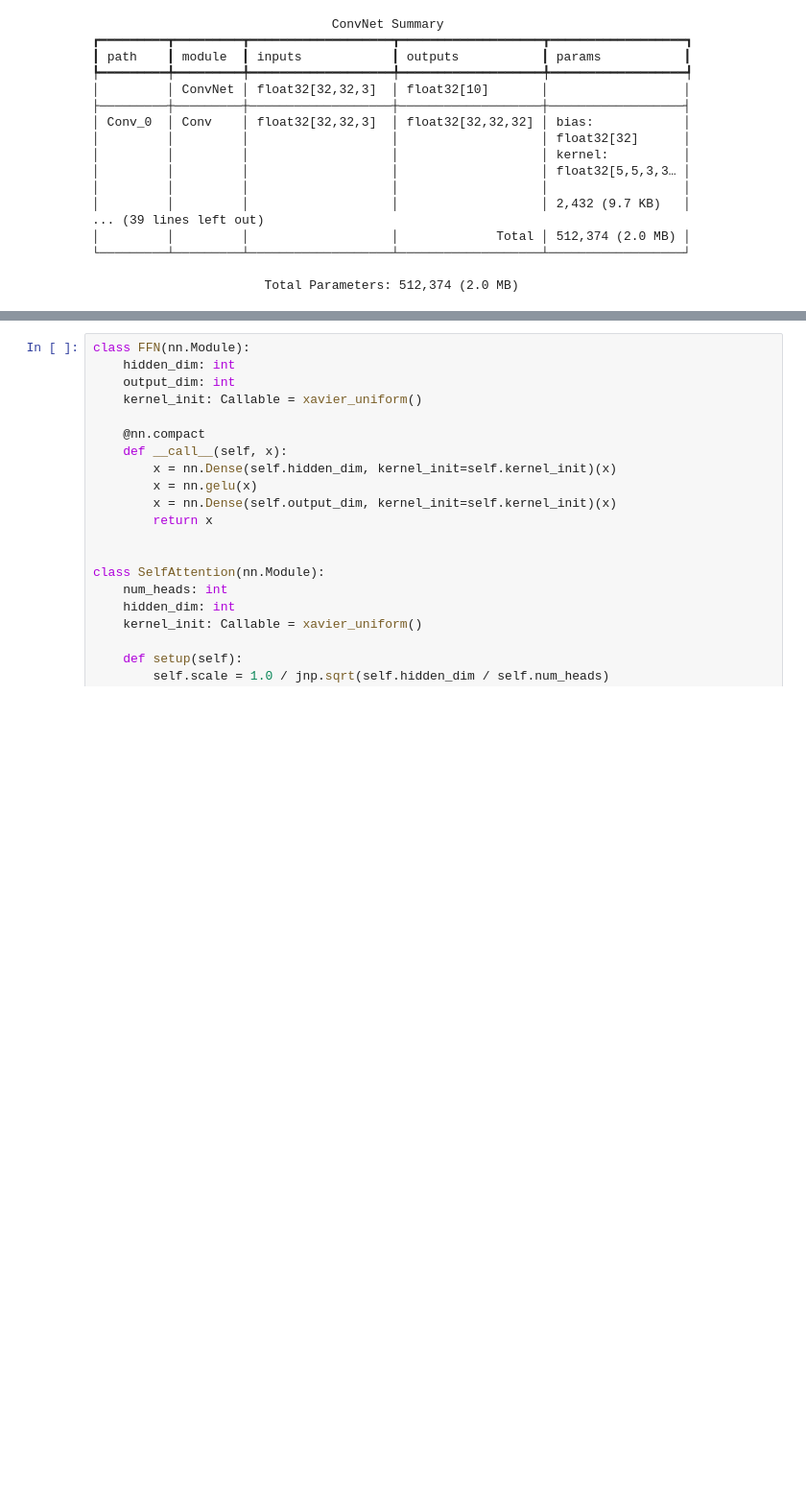
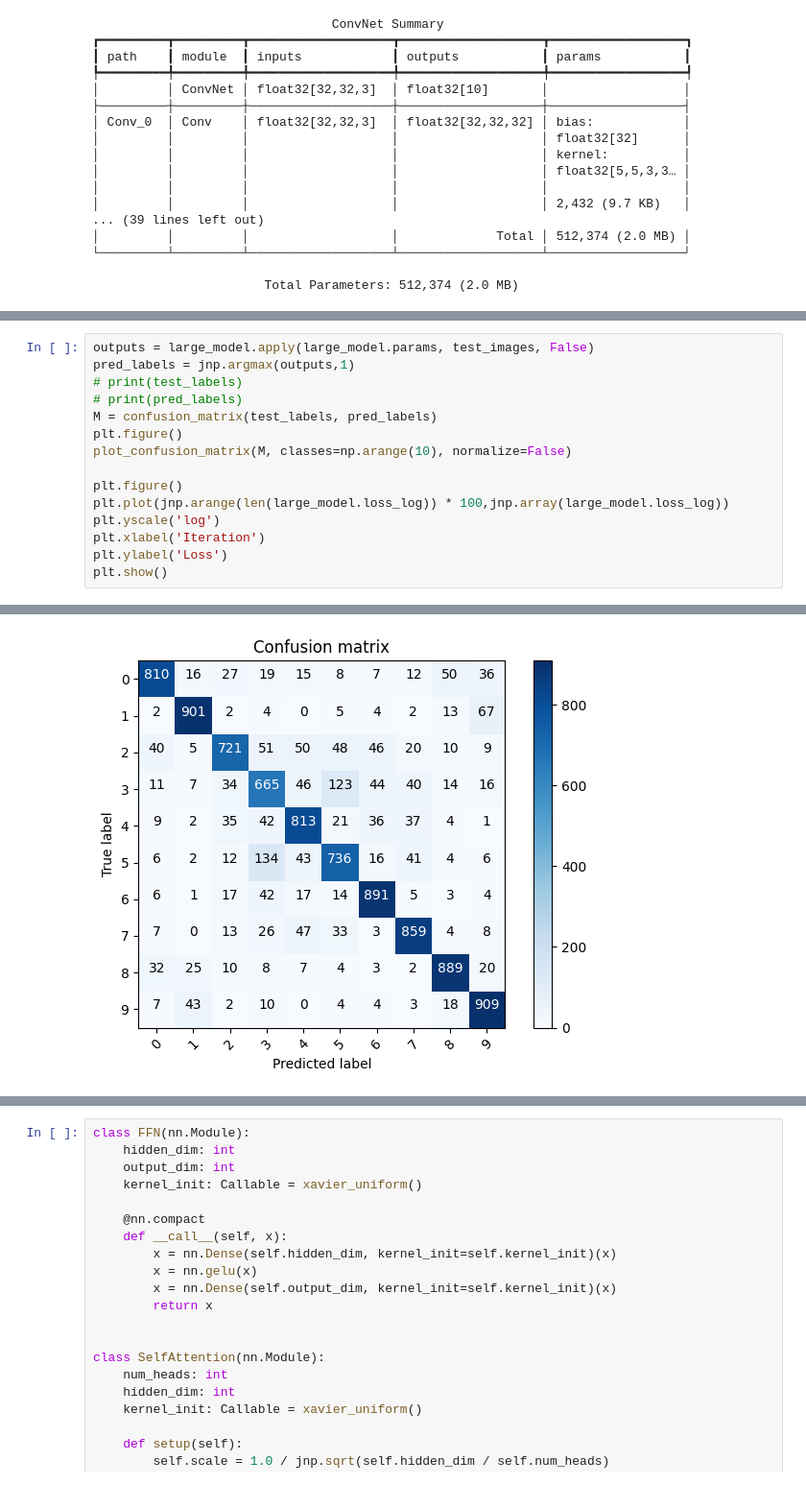
Before and after one commit to cnagata2002/ENM5310, a Jupyter notebook: HW/HW2/coding_assignment2.ipynb, the cells around one changed output, grey strips where cells are left out. Shown at 96% size. Drawn from its saved outputs; the diff is of its cells as text; blank space fills up the shorter version.

```diff
--- a/HW/HW2/coding_assignment2.ipynb
+++ b/HW/HW2/coding_assignment2.ipynb
@@ -750,0 +760,16 @@ KeyboardInterrupt:
+# %%
+outputs = large_model.apply(large_model.params, test_images, False)
+pred_labels = jnp.argmax(outputs,1)
+# print(test_labels)
+# print(pred_labels)
+M = confusion_matrix(test_labels, pred_labels)
+plt.figure()
+plot_confusion_matrix(M, classes=np.arange(10), normalize=False)
+
+plt.figure()
+plt.plot(jnp.arange(len(large_model.loss_log)) * 100,jnp.array(large_model.loss_log))
+plt.yscale('log')
+plt.xlabel('Iteration')
+plt.ylabel('Loss')
+plt.show()
+# %% [output]
@@ -750,0 +778 @@ KeyboardInterrupt:
+[figure, added]
```
Also changed, not shown: parts of 10 cells of this notebook.
